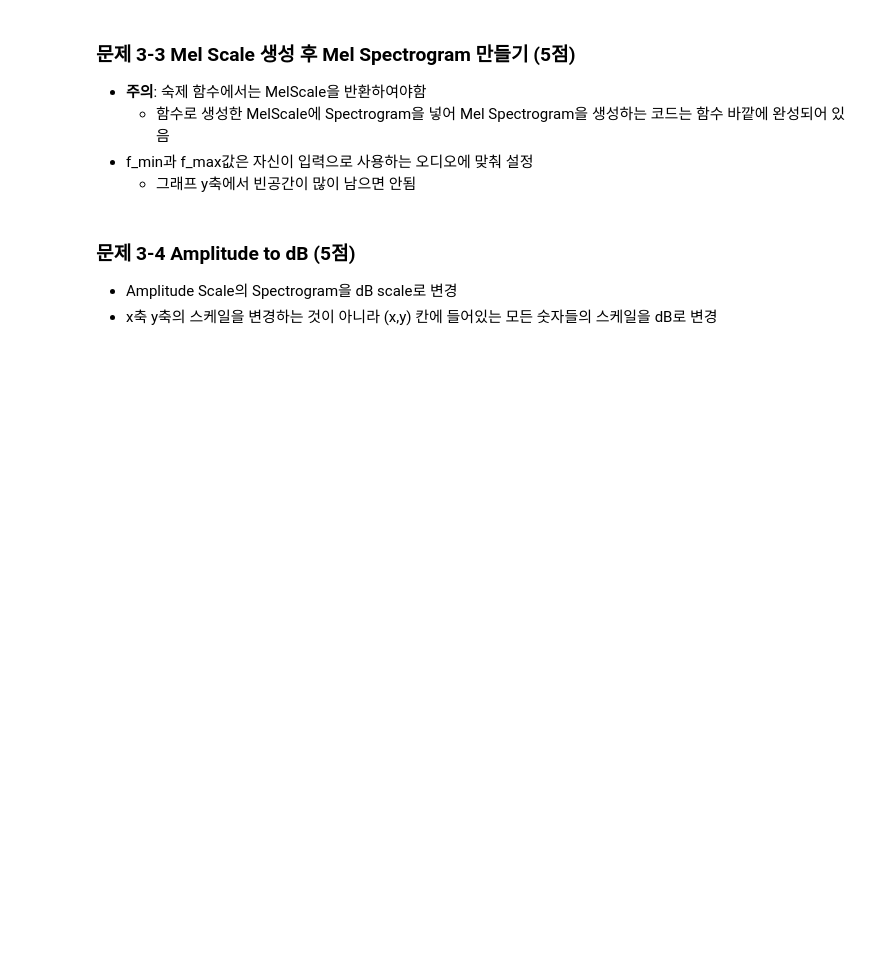
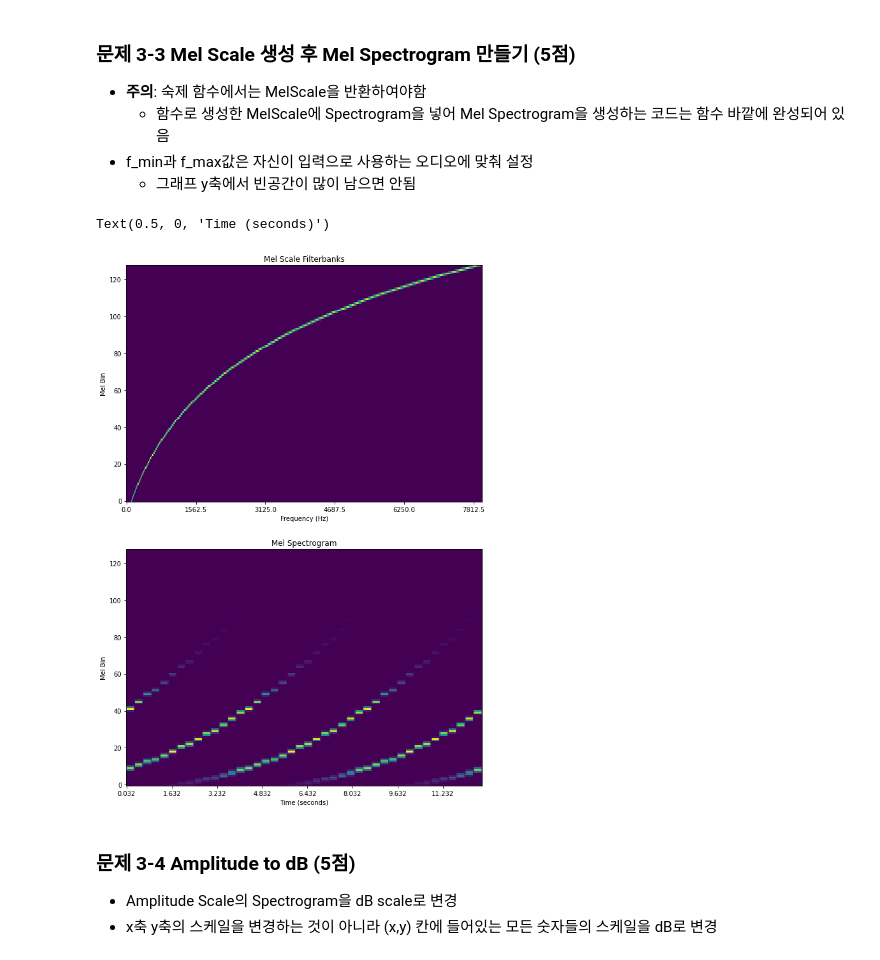
Before and after one commit to HyeonGeunY/deeplearning_for_music, a Jupyter notebook: notebooks/DL_for_MIR_Assignment_1.ipynb, the cells around one changed output. Cells and saved outputs as stored; diff of their text form; code cells hidden in the pictures; blank space fills up the shorter version.

```diff
--- a/notebooks/DL_for_MIR_Assignment_1.ipynb
+++ b/notebooks/DL_for_MIR_Assignment_1.ipynb
@@ -376,13 +525,14 @@ plt.imshow(spec, origin='below', aspect='auto', interpolation='nearest')
     - 즉 STFT 결과에서 가장 높은 주파수 칸은 샘플링레이트 절반에 해당하는 주파수이다.
 # %%
 def frequency_bin_to_hz(bin_index, sr, n_fft):
-  '''
-  입력: bin_index: Spectrogram에서 frequency bin의 인덱스
+    '''
+    입력: bin_index: Spectrogram에서 frequency bin의 인덱스
 
-  출력: sr,n_fft에 해당하는 스펙트로그램 frequency bin index의 frequency Hz
-  '''
-  # TODO: 함수를 완성하시오
-  return
+    출력: sr,n_fft에 해당하는 스펙트로그램 frequency bin index의 frequency Hz
+    '''
+    # TODO: 함수를 완성하시오
+
+    return 0.5 * sr / (n_fft // 2) * bin_index
 
 def time_bin_to_second(bin_index, sr, n_fft, hop_size):
   '''
@@ -394,7 +544,9 @@ def time_bin_to_second(bin_index, sr, n_fft, hop_size):
   출력: sr,n_fft,hop_size에 해당하는 스펙트로그램 time bin index가 입력 오디오 몇 초에 해당하는지를 반환
   '''
   # TODO: 함수를 완성하시오
-  return
+
+
+  return ((bin_index - 1) * hop_size + n_fft) / sr
 
 
 def change_ytick_to_frequency(sr, n_fft):
@@ -427,36 +582,39 @@ plt.xlabel('Time (seconds)')
 def make_mel_scale(n_mels, sr, n_spec_bins, f_min=None, f_max=None):
   '''
   입력: Linear Spectrogram (torch.Tensor)
 
   출력: Mel Scale (torch.nn.Module) (Linear Spectrogram을 입력으로 받아 Mel Scale 출력)
   '''
   # TODO: torchaudio.transforms.MelScale을 이용해 함수를 완성하시오
   #
-  return
+  return torchaudio.transforms.MelScale(n_mels=n_mels, sample_rate=sr, n_stft=n_spec_bins, f_min=f_min, f_max=f_max)
 
 # TODO: f_min, f_max는 자신이 만든 오디오에 맞춰서 적당한 값을 입력해 그래프에서 빈 주파수가 없도록 설정
-your_f_min =100
-your_f_max =5000
+your_f_min = 100
+your_f_max = SR // 2
 
 mel_scale = make_mel_scale(128, SR, n_spec_bins=spec.shape[0], f_min=your_f_min, f_max=your_f_max)
 mel_spec=mel_scale(spec)
 
 # Plot
 plt.figure(figsize=(10,15))
 plt.subplot(2,1,1)
 plt.imshow(mel_scale.fb.T, origin='below', aspect='auto', interpolation='nearest')
 plt.title("Mel Scale Filterbanks")
 prev_xticks = plt.xticks()[0][1:-1]
 xtick_labels= [frequency_bin_to_hz(bin_index, sr=SR, n_fft=fft_size) for bin_index in prev_xticks]
 applied_ticks = plt.xticks(ticks=prev_xticks, labels=xtick_labels)
 plt.xlabel("Frequency (Hz)")
 plt.ylabel("Mel Bin")
 plt.subplot(2,1,2)
 plt.title("Mel Spectrogram")
 plt.ylabel("Mel Bin")
 plt.imshow(mel_spec, origin='below', aspect='auto', interpolation='nearest')
 change_xtick_to_seconds(SR, fft_size, hop_size)
 plt.xlabel('Time (seconds)')
+# %% [output]
+Text(0.5, 0, 'Time (seconds)')
+[figure, added]
 # %% [markdown]
 ### 문제 3-4 Amplitude to dB (5점)
 - Amplitude Scale의 Spectrogram을 dB scale로 변경
```
Also changed, not shown: parts of 21 cells of this notebook.
